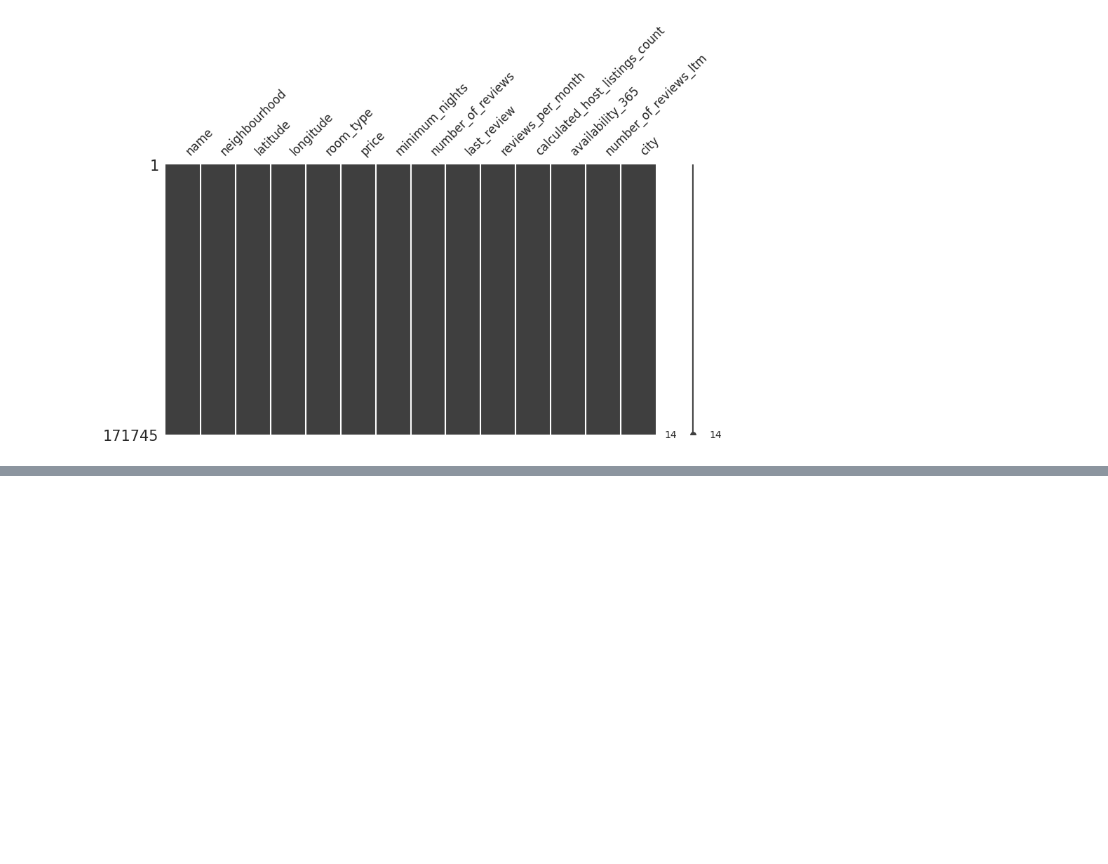
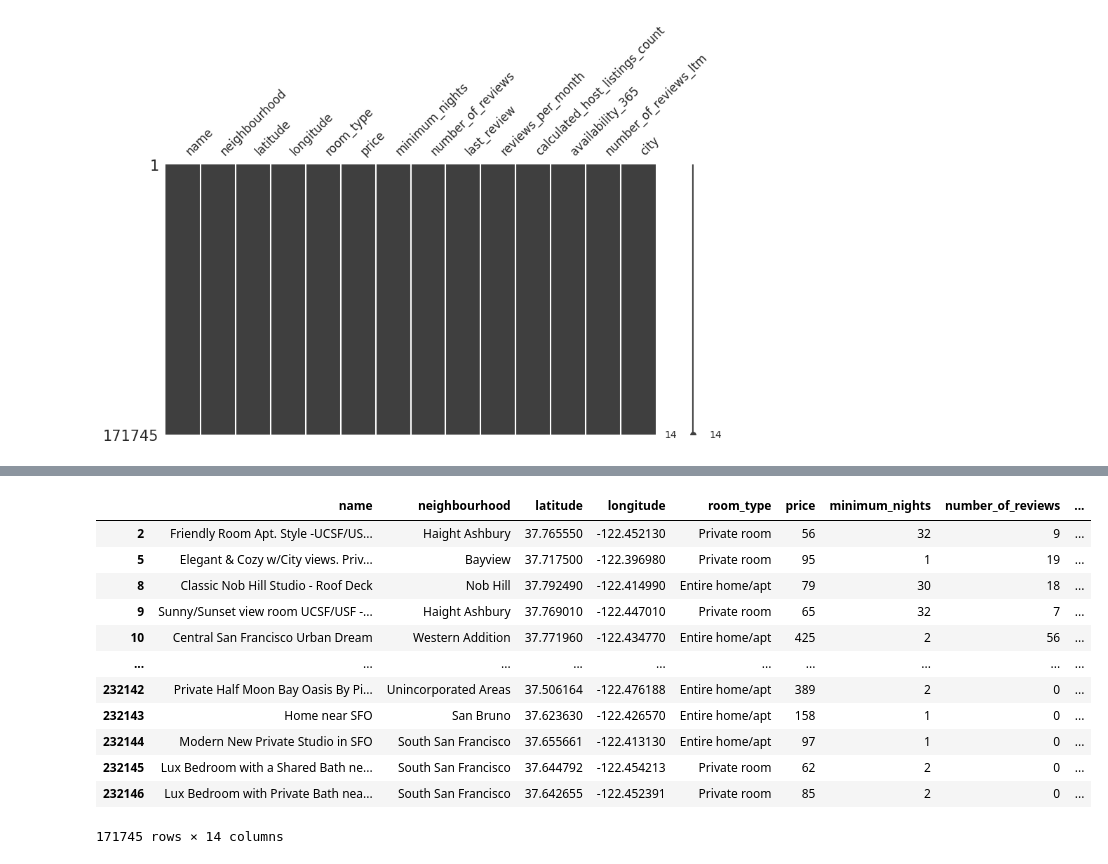
Before and after one commit to aboueleyes/limitation-game, a Jupyter notebook: main.ipynb, the cells around one changed output, grey strips where cells are left out. Cells and saved outputs as stored; diff of their text form; code cells hidden in the pictures; blank space fills up the shorter version.

```diff
--- a/main.ipynb
+++ b/main.ipynb
@@ -532,0 +605,16 @@ msno.matrix(df, figsize=(10, 5), fontsize=12)
+# %%
+df
+# %% [output]
+|  | name | neighbourhood | latitude | longitude | room_type | price | minimum_nights | number_of_reviews | ... |
+| 2 | Friendly Room Apt. Style -UCSF/US... | Haight Ashbury | 37.765550 | -122.452130 | Private room | 56 | 32 | 9 | ... |
+| 5 | Elegant & Cozy w/City views. Priv... | Bayview | 37.717500 | -122.396980 | Private room | 95 | 1 | 19 | ... |
+| 8 | Classic Nob Hill Studio - Roof Deck | Nob Hill | 37.792490 | -122.414990 | Entire home/apt | 79 | 30 | 18 | ... |
+| 9 | Sunny/Sunset view room UCSF/USF -... | Haight Ashbury | 37.769010 | -122.447010 | Private room | 65 | 32 | 7 | ... |
+| 10 | Central San Francisco Urban Dream | Western Addition | 37.771960 | -122.434770 | Entire home/apt | 425 | 2 | 56 | ... |
+| ... | ... | ... | ... | ... | ... | ... | ... | ... | ... |
+| 232142 | Private Half Moon Bay Oasis By Pi... | Unincorporated Areas | 37.506164 | -122.476188 | Entire home/apt | 389 | 2 | 0 | ... |
+| 232143 | Home near SFO | San Bruno | 37.623630 | -122.426570 | Entire home/apt | 158 | 1 | 0 | ... |
+| 232144 | Modern New Private Studio in SFO | South San Francisco | 37.655661 | -122.413130 | Entire home/apt | 97 | 1 | 0 | ... |
+| 232145 | Lux Bedroom with a Shared Bath ne... | South San Francisco | 37.644792 | -122.454213 | Private room | 62 | 2 | 0 | ... |
+| 232146 | Lux Bedroom with Private Bath nea... | South San Francisco | 37.642655 | -122.452391 | Private room | 85 | 2 | 0 | ... |
+171745 rows × 14 columns
```
Also changed, not shown: parts of 8 cells of this notebook.
